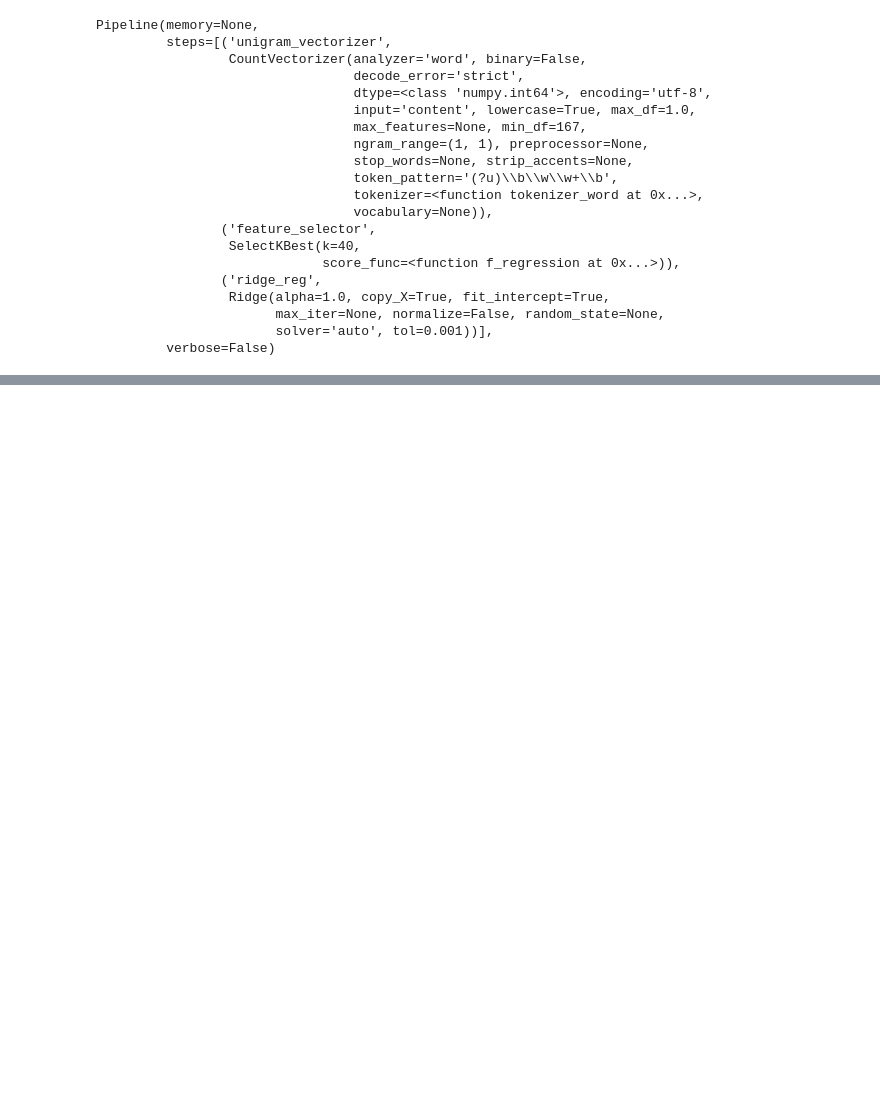
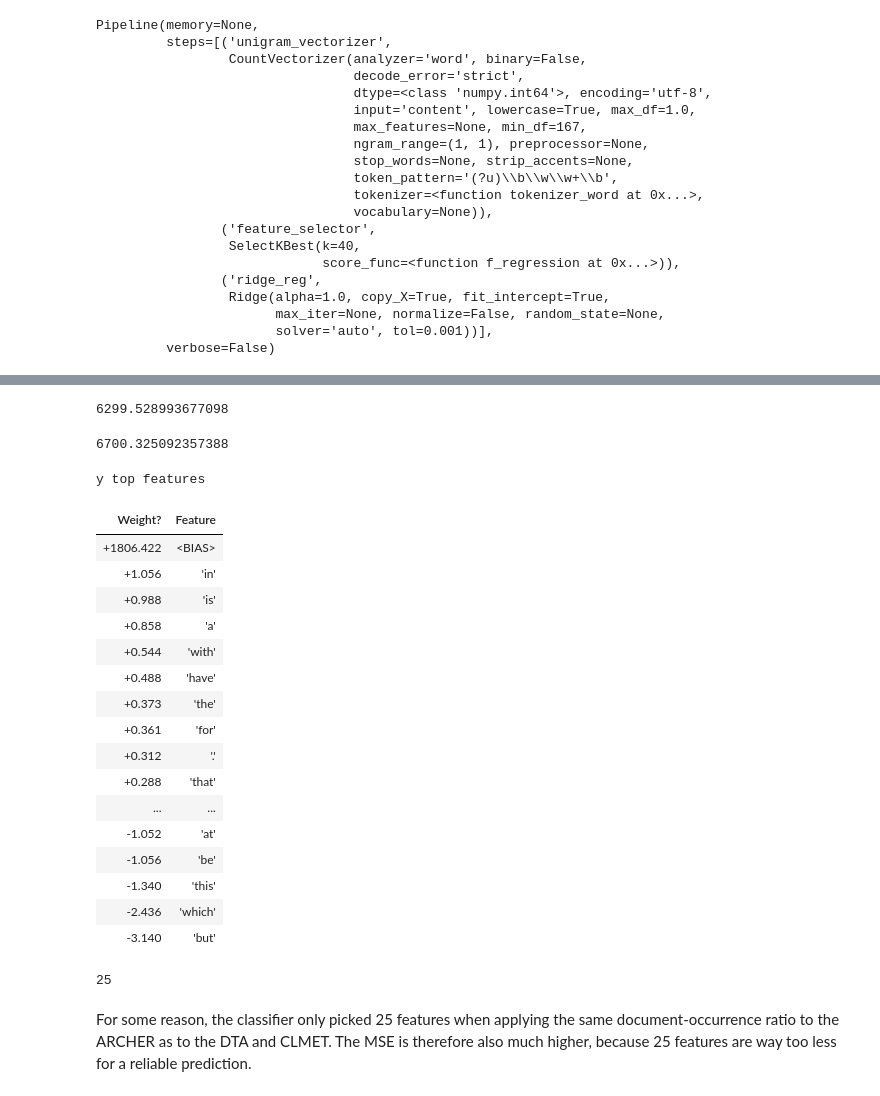
Before and after one commit to DianaLaura/MasterThesis, a Jupyter notebook: Notebooks_Experiments/Exp1b_linear_regression_minOccurences.ipynb, the cells around one changed output, grey strips where cells are left out. Saved outputs shown, nothing was run; the diff lists cells and outputs as text; code cells hidden in the pictures; blank space fills up the shorter version.

Commit message:
Experiments with ARCHER, GERMANC and CLMET

```diff
--- a/Notebooks_Experiments/Exp1b_linear_regression_minOccurences.ipynb
+++ b/Notebooks_Experiments/Exp1b_linear_regression_minOccurences.ipynb
@@ -652,0 +759,6 @@ y top features
+# %%
+ARCHER_train_full = ARCHER_train_full[(ARCHER_train_full.Year.str.len()== 4) & (ARCHER_train_full.Year.str.isnumeric())]
+
+ARCHER_val_full = ARCHER_val_full[(ARCHER_val_full.Year.str.len()== 4) & (ARCHER_val_full.Year.str.isnumeric())]
+
+ARCHER_test_full = ARCHER_test_full[(ARCHER_test_full.Year.str.len()== 4) & (ARCHER_test_full.Year.str.isnumeric())]
@@ -652,0 +773,16 @@ y top features
+# %%
+train_x = ARCHER_train_full['Text']
+train_y = ARCHER_train_full['Year'].astype(int)
+
+val_x = ARCHER_val_full['Text']
+val_y = ARCHER_val_full['Year'].astype(int)
+
+test_x = ARCHER_test_full['Text']
+test_y = ARCHER_test_full['Year'].astype(int)
+# %%
+reg_4 = Pipeline([ ('unigram_vectorizer', CountVectorizer(tokenizer=tokenizer_word, min_df = 944)),
+                    ('feature_selector', SelectKBest(f_regression, k='all')),
+                         ('ridge_reg', linear_model.Ridge())
+                        ])
+# %%
+reg_4.fit(train_x, train_y)
@@ -652,0 +810,42 @@ y top features
+# %%
+y_pred_train = reg_4.predict(train_x)
+mean_squared_error(train_y, y_pred_train)
+# %% [output]
+6299.528993677098
+# %%
+y_pred_val = reg_4.predict(val_x)
+mean_squared_error(val_y, y_pred_val)
+# %% [output]
+6700.325092357388
+# %%
+features = reg_4['feature_selector'].get_support()
+feature_names = reg_4['unigram_vectorizer'].get_feature_names()
+
+features_selected = features_to_names(features, feature_names)
+
+eli5.explain_weights(reg_4['ridge_reg'],vec=reg_4['unigram_vectorizer'], feature_names=features_selected)
+# %% [output]
+y top features
+| Weight? | Feature |
+| +1806.422 | <BIAS> |
+| +1.056 | 'in' |
+| +0.988 | 'is' |
+| +0.858 | 'a' |
+| +0.544 | 'with' |
+| +0.488 | 'have' |
+| +0.373 | 'the' |
+| +0.361 | 'for' |
+| +0.312 | '.' |
+| +0.288 | 'that' |
+| ... | ... |
+| -1.052 | 'at' |
+| -1.056 | 'be' |
+| -1.340 | 'this' |
+| -2.436 | 'which' |
+| -3.140 | 'but' |
+# %%
+len(feature_names)
+# %% [output]
+25
+# %% [markdown]
+For some reason, the classifier only picked 25 features when applying the same document-occurrence ratio to the ARCHER as to the DTA and CLMET. The MSE is therefore also much higher, because 25 features are way too less for a reliable prediction.
```
Also changed, not shown: parts of 95 cells of this notebook.
